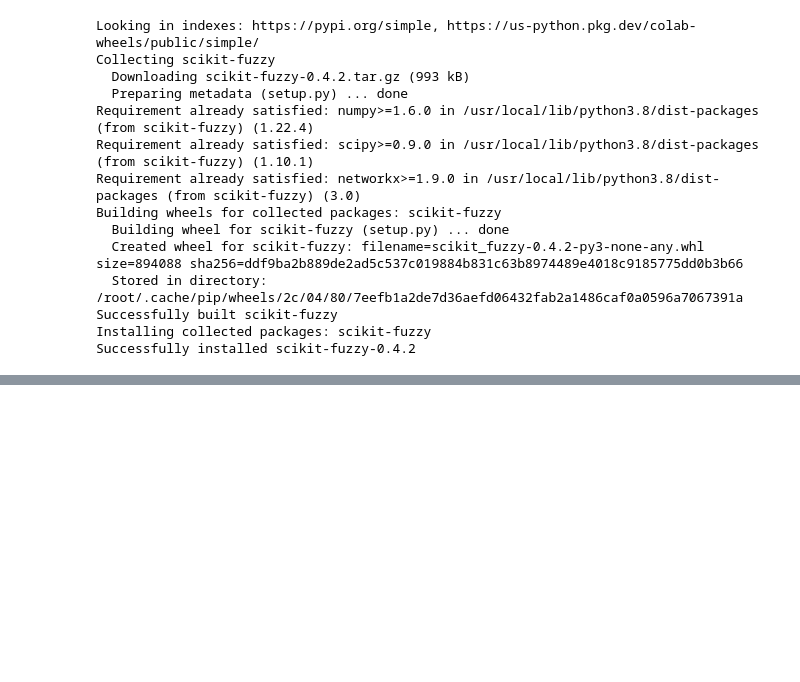
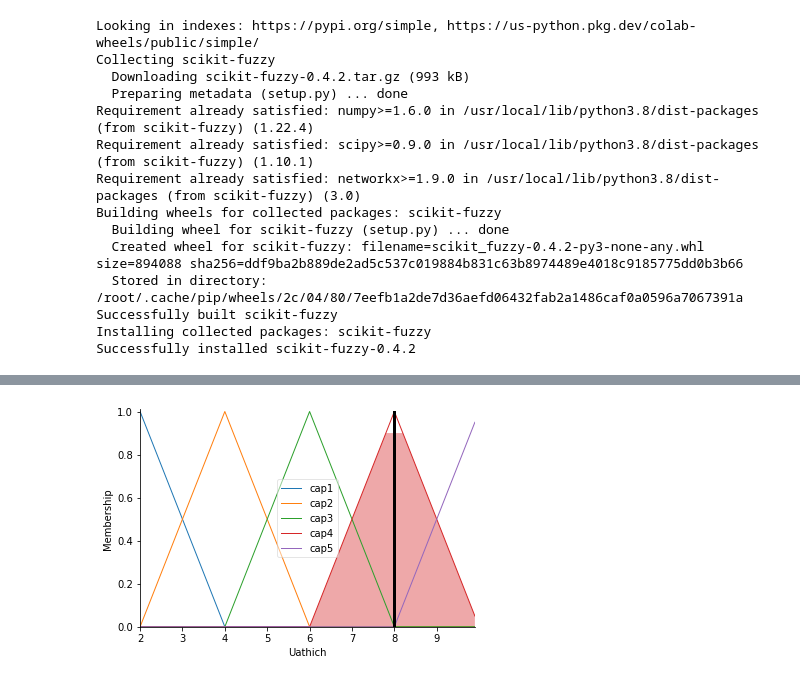
Before and after one commit to nguyenduychinh/AI_24_02_23, a Jupyter notebook: baitap_ai.ipynb, the cells around one changed output, grey strips where cells are left out. Saved outputs shown, nothing was run; the diff lists cells and outputs as text; code cells hidden in the pictures; blank space fills up the shorter version.

```diff
--- a/baitap_ai.ipynb
+++ b/baitap_ai.ipynb
@@ -79,3 +79,90 @@ Building wheels for collected packages: scikit-fuzzy
 Successfully built scikit-fuzzy
 Installing collected packages: scikit-fuzzy
 Successfully installed scikit-fuzzy-0.4.2
+# %%
+from skfuzzy.control.controlsystem import ControlSystemSimulation
+import numpy as np
+import skfuzzy as fuzz
+import matplotlib.pyplot as plt
+from skfuzzy import control as ctrl
+huongvi= ctrl.Antecedent(np.arange(0,2,0.1),'Huongvi')
+ngansach = ctrl.Antecedent(np.arange(0,2,0.1),'Ngansach')
+vitri = ctrl.Antecedent(np.arange(0,2,0.1),'Vitri')
+danhgia = ctrl.Antecedent(np.arange(0,2,0.1),'Danhgia')
+moitruong = ctrl.Antecedent(np.arange(0,2,0.1),'Moitruong')
+uathich = ctrl.Consequent(np.arange(2,10,0.1),'Uathich')
+
+huongvi['thap']=fuzz.trimf(huongvi.universe,[0,0,1])
+huongvi['binhthuong']=fuzz.trimf(huongvi.universe,[0,1,2])
+huongvi['cao']=fuzz.trimf(huongvi.universe,[1,2,2])
+ngansach['thap']=fuzz.trimf(ngansach.universe,[0,0,1])
+ngansach['binhthuong']=fuzz.trimf(ngansach.universe,[0,1,2])
+ngansach['cao']=fuzz.trimf(ngansach.universe,[1,2,2])
+vitri['thap']=fuzz.trimf(vitri.universe,[0,0,1])
+vitri['binhthuong']=fuzz.trimf(vitri.universe,[0,1,2])
+vitri['cao']=fuzz.trimf(vitri.universe,[1,2,2])
+danhgia['thap']=fuzz.trimf(danhgia.universe,[0,0,1])
+danhgia['binhthuong']=fuzz.trimf(danhgia.universe,[0,1,2])
+danhgia['cao']=fuzz.trimf(danhgia.universe,[1,2,2])
+moitruong['thap']=fuzz.trimf(moitruong.universe,[0,0,1])
+moitruong['binhthuong']=fuzz.trimf(moitruong.universe,[0,1,2])
+moitruong['cao']=fuzz.trimf(moitruong.universe,[1,2,2])
+uathich['cap1']=fuzz.trimf(uathich.universe,[2,2,4])
+uathich['cap2']=fuzz.trimf(uathich.universe,[2,4,6])
+uathich['cap3']=fuzz.trimf(uathich.universe,[4,6,8])
+uathich['cap4']=fuzz.trimf(uathich.universe,[6,8,10])
+uathich['cap5']=fuzz.trimf(uathich.universe,[8,10,10])
+
+luat1 = ctrl.Rule(huongvi['thap'] & ngansach['thap']& vitri['thap']& danhgia['binhthuong']& moitruong['binhthuong'],uathich['cap1'])
+luat2 = ctrl.Rule(huongvi['thap'] & ngansach['thap']& vitri['cao']& danhgia['binhthuong']& moitruong['binhthuong'],uathich['cap2'])
+luat3 = ctrl.Rule(huongvi['thap'] & ngansach['cao']& vitri['thap']& danhgia['binhthuong']& moitruong['binhthuong'],uathich['cap2'])
+luat4 = ctrl.Rule(huongvi['cao'] & ngansach['thap']& vitri['thap']& danhgia['binhthuong']& moitruong['binhthuong'],uathich['cap2'])
+luat5 = ctrl.Rule(huongvi['binhthuong'] & ngansach['binhthuong']& vitri['thap']& danhgia['binhthuong']& moitruong['binhthuong'],uathich['cap2'])
+luat6 = ctrl.Rule(huongvi['binhthuong'] & ngansach['thap']& vitri['binhthuong']& danhgia['binhthuong']& moitruong['binhthuong'],uathich['cap2'])
+luat7 = ctrl.Rule(huongvi['thap'] & ngansach['binhthuong']& vitri['binhthuong']& danhgia['binhthuong']& moitruong['binhthuong'],uathich['cap2'])
+luat8 = ctrl.Rule(huongvi['thap'] & ngansach['thap']& vitri['binhthuong']& danhgia['thap']& moitruong['binhthuong'],uathich['cap1'])
+luat9 = ctrl.Rule(huongvi['thap'] & ngansach['binhthuong']& vitri['thap']& danhgia['thap']& moitruong['binhthuong'],uathich['cap1'])
+luat10 = ctrl.Rule(huongvi['binhthuong'] & ngansach['thap']& vitri['thap']& danhgia['thap']& moitruong['binhthuong'],uathich['cap1'])
+luat11 = ctrl.Rule(huongvi['cao'] & ngansach['thap']& vitri['binhthuong']& danhgia['binhthuong']& moitruong['binhthuong'],uathich['cap3'])
+luat12 = ctrl.Rule(huongvi['cao'] & ngansach['binhthuong']& vitri['thap']& danhgia['binhthuong']& moitruong['binhthuong'],uathich['cap3'])
+luat13 = ctrl.Rule(huongvi['binhthuong'] & ngansach['cao']& vitri['thap']& danhgia['binhthuong']& moitruong['binhthuong'],uathich['cap3'])
+luat14 = ctrl.Rule(huongvi['thap'] & ngansach['cao']& vitri['binhthuong']& danhgia['binhthuong']& moitruong['binhthuong'],uathich['cap3'])
+luat15 = ctrl.Rule(huongvi['thap'] & ngansach['binhthuong']& vitri['cao']& danhgia['binhthuong']& moitruong['binhthuong'],uathich['cap3'])
+luat16 = ctrl.Rule(huongvi['binhthuong'] & ngansach['thap']& vitri['cao']& danhgia['binhthuong']& moitruong['binhthuong'],uathich['cap3'])
+luat17 = ctrl.Rule(huongvi['thap'] & ngansach['cao']& vitri['cao']& danhgia['binhthuong']& moitruong['binhthuong'],uathich['cap3'])
+luat18 = ctrl.Rule(huongvi['cao'] & ngansach['cao']& vitri['thap']& danhgia['binhthuong']& moitruong['binhthuong'],uathich['cap3'])
+luat19 = ctrl.Rule(huongvi['cao'] & ngansach['cao']& vitri['binhthuong']& danhgia['binhthuong']& moitruong['cao'],uathich['cap4'])
+luat20 = ctrl.Rule(huongvi['cao'] & ngansach['cao']& vitri['binhthuong']& danhgia['cao']& moitruong['binhthuong'],uathich['cap4'])
+luat21 = ctrl.Rule(huongvi['binhthuong'] & ngansach['binhthuong']& vitri['cao']& danhgia['cao']& moitruong['cao'],uathich['cap4'])
+luat22 = ctrl.Rule(huongvi['binhthuong'] & ngansach['cao']& vitri['cao']& danhgia['cao']& moitruong['binhthuong'],uathich['cap4'])
+luat23 = ctrl.Rule(huongvi['cao'] & ngansach['cao']& vitri['cao']& danhgia['binhthuong']& moitruong['binhthuong'],uathich['cap4'])
+luat24= ctrl.Rule(huongvi['cao'] & ngansach['cao']& vitri['cao']& danhgia['cao']& moitruong['thap'],uathich['cap4'])
+luat25= ctrl.Rule(huongvi['cao'] & ngansach['cao']& vitri['cao']& danhgia['thap']& moitruong['cao'],uathich['cap4'])
+luat26= ctrl.Rule(huongvi['cao'] & ngansach['cao']& vitri['thap']& danhgia['cao']& moitruong['cao'],uathich['cap4'])
+luat27= ctrl.Rule(huongvi['cao'] & ngansach['thap']& vitri['cao']& danhgia['cao']& moitruong['cao'],uathich['cap4'])
+luat28= ctrl.Rule(huongvi['thap'] & ngansach['cao']& vitri['cao']& danhgia['cao']& moitruong['cao'],uathich['cap4'])
+luat29= ctrl.Rule(huongvi['binhthuong'] & ngansach['cao']& vitri['cao']& danhgia['cao']& moitruong['cao'],uathich['cap5'])
+luat30= ctrl.Rule(huongvi['cao'] & ngansach['binhthuong']& vitri['cao']& danhgia['cao']& moitruong['cao'],uathich['cap5'])
+luat31= ctrl.Rule(huongvi['cao'] & ngansach['cao']& vitri['binhthuong']& danhgia['cao']& moitruong['cao'],uathich['cap5'])
+luat32= ctrl.Rule(huongvi['cao'] & ngansach['cao']& vitri['cao']& danhgia['binhthuong']& moitruong['cao'],uathich['cap5'])
+luat33= ctrl.Rule(huongvi['cao'] & ngansach['cao']& vitri['cao']& danhgia['cao']& moitruong['binhthuong'],uathich['cap5'])
+luat34= ctrl.Rule(huongvi['cao'] & ngansach['cao']& vitri['cao']& danhgia['cao']& moitruong['cao'],uathich['cap5'])
+luat35= ctrl.Rule(huongvi['thap'] & ngansach['thap']& vitri['binhthuong']& danhgia['binhthuong']& moitruong['thap'],uathich['cap1'])
+luat36= ctrl.Rule(huongvi['thap'] & ngansach['thap']& vitri['thap']& danhgia['binhthuong']& moitruong['cao'],uathich['cap1'])
+luat37= ctrl.Rule(huongvi['cao'] & ngansach['thap']& vitri['thap']& danhgia['binhthuong']& moitruong['thap'],uathich['cap1'])
+luat38= ctrl.Rule(huongvi['thap'] & ngansach['cao']& vitri['thap']& danhgia['binhthuong']& moitruong['thap'],uathich['cap1'])
+luat39= ctrl.Rule(huongvi['thap'] & ngansach['thap']& vitri['cao']& danhgia['binhthuong']& moitruong['thap'],uathich['cap1'])
+luat40= ctrl.Rule(huongvi['thap'] & ngansach['thap']& vitri['thap']& danhgia['cao']& moitruong['thap'],uathich['cap1'])
+
+
+tipping_ctrl = ctrl.ControlSystem([luat1,luat2,luat3,luat4,luat5,luat6,luat7,luat8,luat9,luat10,luat11,luat12,luat13,luat14,luat15,luat16,luat17,luat18,luat19,luat20,luat21,luat22,luat23,luat24,luat25,luat26,luat27,luat28,luat29,luat30,luat31,luat32,luat33,luat34,luat35,luat36,luat37,luat38,luat39,luat40])
+tipping = ControlSystemSimulation(tipping_ctrl)
+tipping.input['Huongvi']=2.3
+tipping.input['Ngansach']=2
+tipping.input['Vitri']=2
+tipping.input['Danhgia']=22
+tipping.input['Moitruong']=0
+tipping.compute()
+print(tipping.output['Uathich'])
+uathich.view(sim = tipping)
+# %% [output]
@@ -81,0 +170 @@ Successfully installed scikit-fuzzy-0.4.2
+[figure, added]
```
Also changed, not shown: parts of 1 cell of this notebook.
